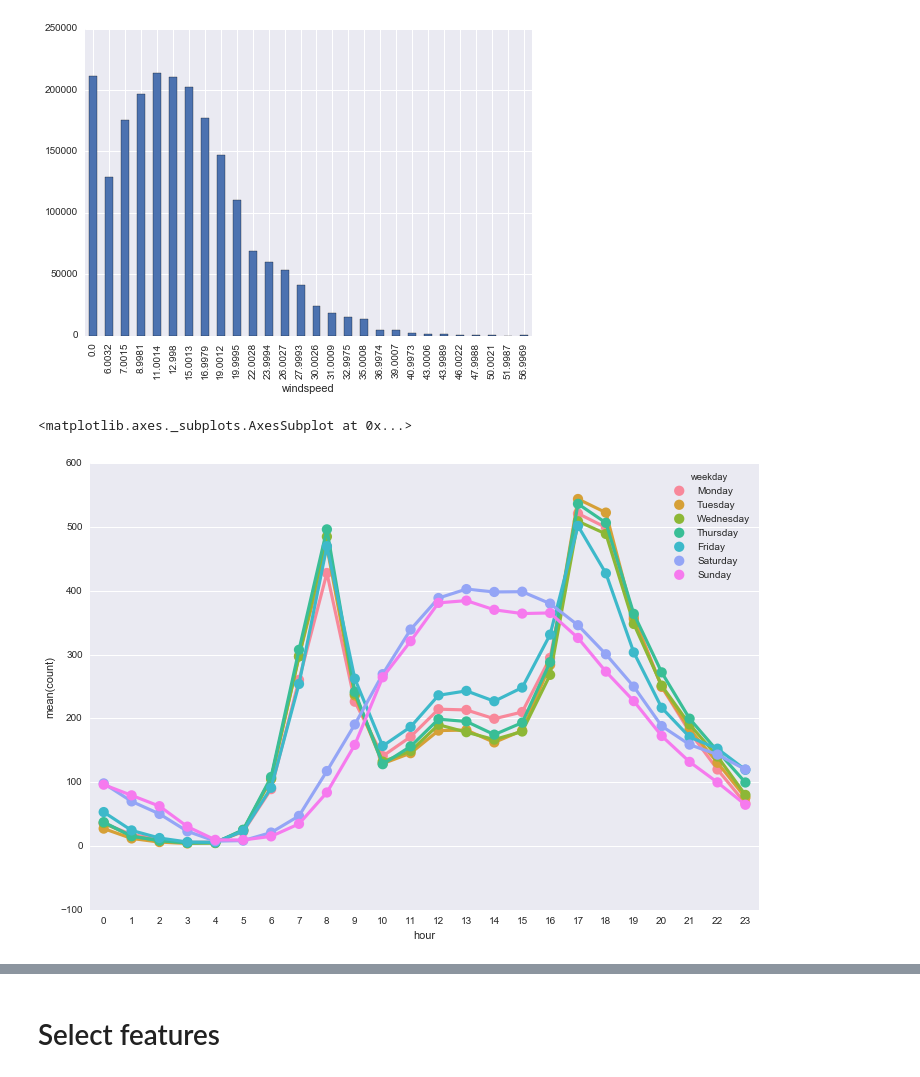
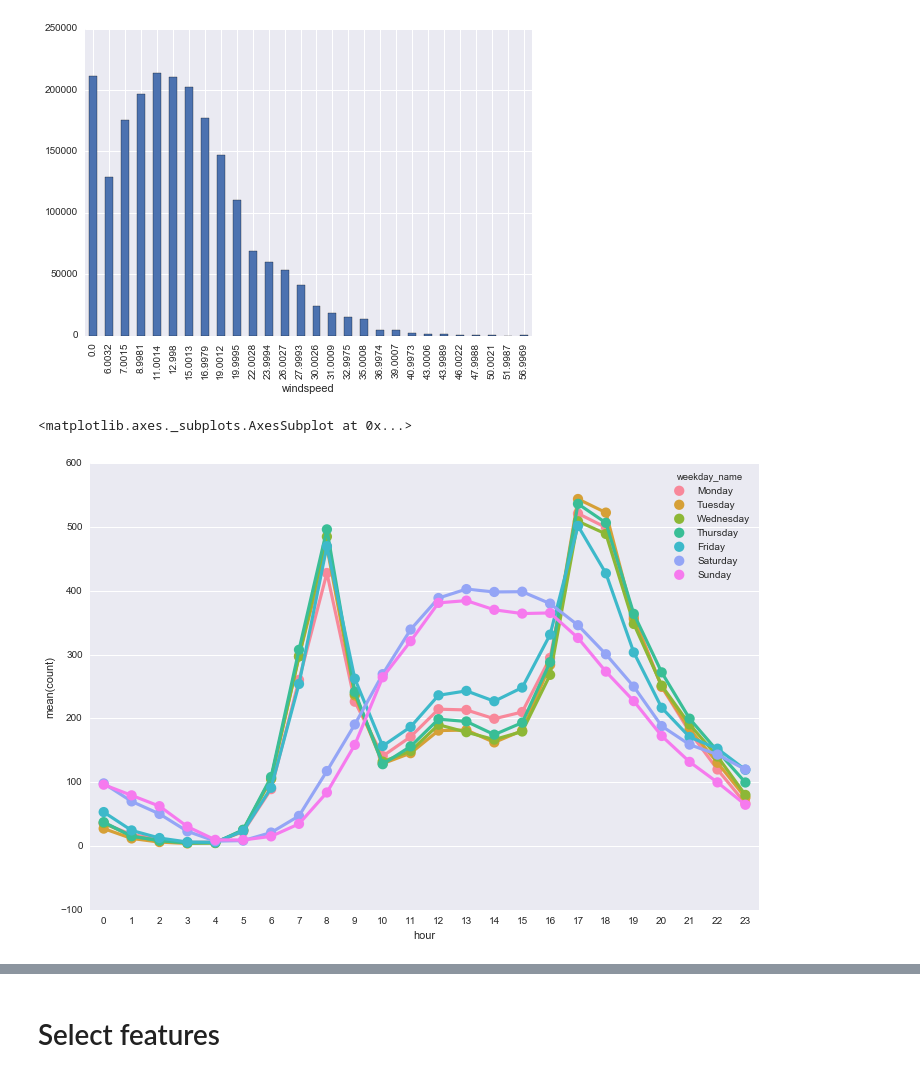
Before and after one commit to senior-sigan/ML_Competitions, a Jupyter notebook: kaggle_bike-sharing-demand/step_1_investigate.ipynb, the cells around one changed output, grey strips where cells are left out. Cells and saved outputs as stored; diff of their text form; code cells hidden in the pictures.

```diff
--- a/kaggle_bike-sharing-demand/step_1_investigate.ipynb
+++ b/kaggle_bike-sharing-demand/step_1_investigate.ipynb
@@ -214,9 +214,9 @@ train.groupby(['windspeed'])['count'].sum().plot(kind='bar')
 # %%
 plt.figure(figsize=(12,8))
 agg = pd.DataFrame(train.groupby(['hour', 'weekday'])['count'].mean().reset_index())
 weekday = ["Monday","Tuesday","Wednesday","Thursday","Friday","Saturday", "Sunday"]
-agg['weekday'] = agg['weekday'].apply(lambda w: weekday[w])
-sns.pointplot(x='hour', y='count', hue='weekday', data=agg)
+agg['weekday_name'] = agg['weekday'].apply(lambda w: weekday[w])
+sns.pointplot(x='hour', y='count', hue='weekday_name', data=agg)
 # %% [output]
 <matplotlib.axes._subplots.AxesSubplot at 0x...>
-[figure, old version]
+[figure, new version]
```
Also changed, not shown: parts of 8 cells of this notebook, 1 other file.
